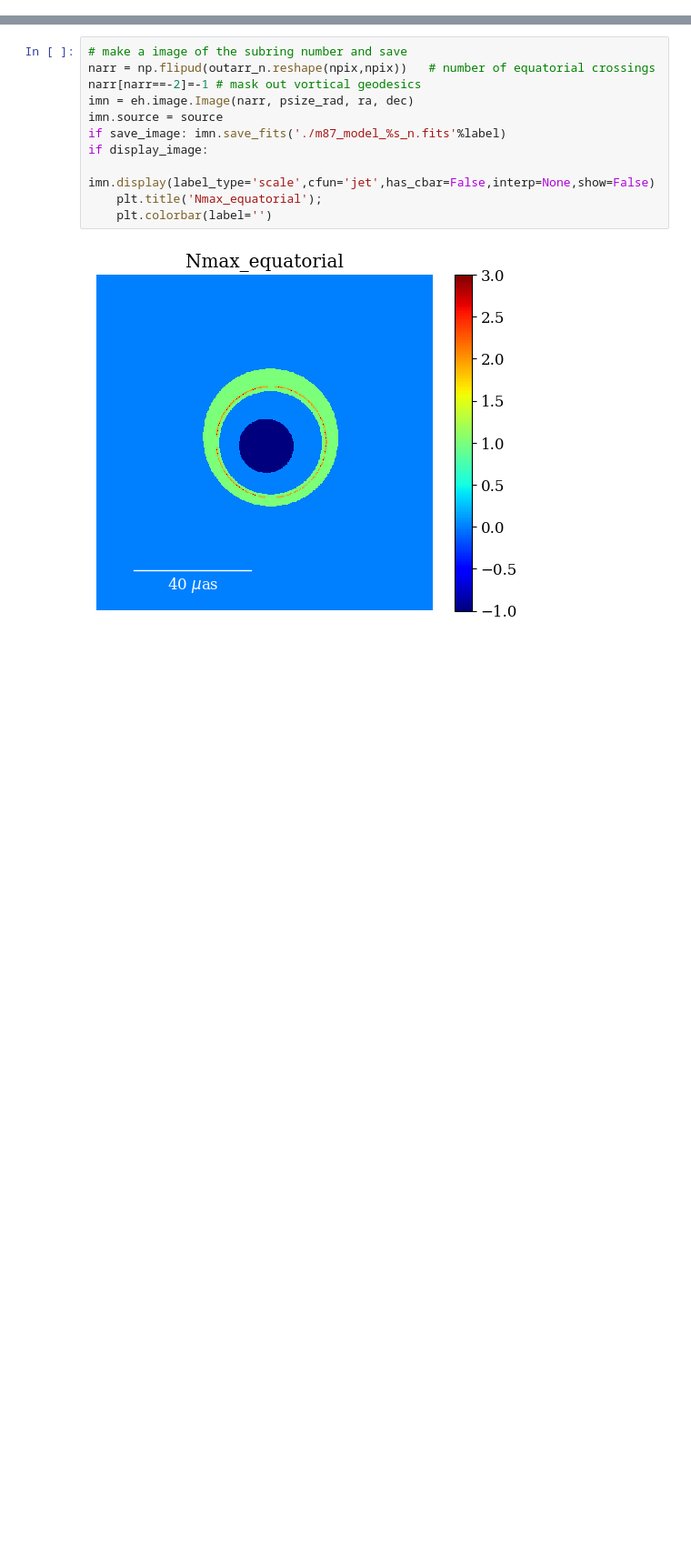
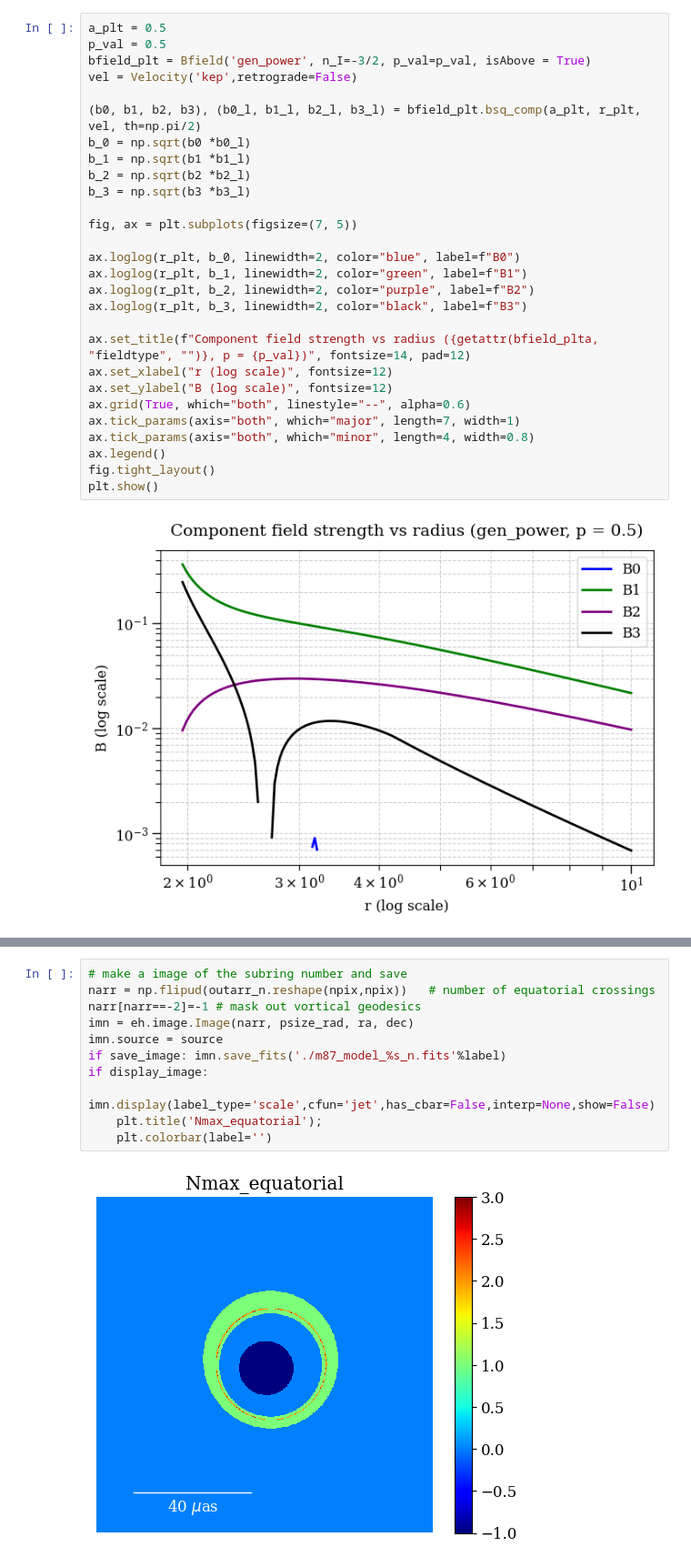
Before and after one commit to achael/kgeo, a Jupyter notebook: notebooks/equatorial_generate_images.ipynb, the cells around one changed output, grey strips where cells are left out. Shown: that part at 91% size. Drawn from its saved outputs; the diff is of its cells as text; blank space fills up the shorter version.

```diff
--- a/notebooks/equatorial_generate_images.ipynb
+++ b/notebooks/equatorial_generate_images.ipynb
@@ -66,0 +114,30 @@ Emissivity emistype = 'thermal'
+# %%
+a_plt = 0.5
+p_val = 0.5
+bfield_plt = Bfield('gen_power', n_I=-3/2, p_val=p_val, isAbove = True)
+vel = Velocity('kep',retrograde=False)
+
+(b0, b1, b2, b3), (b0_l, b1_l, b2_l, b3_l) = bfield_plt.bsq_comp(a_plt, r_plt, vel, th=np.pi/2)
+b_0 = np.sqrt(b0 *b0_l)
+b_1 = np.sqrt(b1 *b1_l)
+b_2 = np.sqrt(b2 *b2_l)
+b_3 = np.sqrt(b3 *b3_l)
+
+fig, ax = plt.subplots(figsize=(7, 5))
+
+ax.loglog(r_plt, b_0, linewidth=2, color="blue", label=f"B0")
+ax.loglog(r_plt, b_1, linewidth=2, color="green", label=f"B1")
+ax.loglog(r_plt, b_2, linewidth=2, color="purple", label=f"B2")
+ax.loglog(r_plt, b_3, linewidth=2, color="black", label=f"B3")
+
+ax.set_title(f"Component field strength vs radius ({getattr(bfield_plta, "fieldtype", "")}, p = {p_val})", fontsize=14, pad=12)
+ax.set_xlabel("r (log scale)", fontsize=12)
+ax.set_ylabel("B (log scale)", fontsize=12)
+ax.grid(True, which="both", linestyle="--", alpha=0.6)
+ax.tick_params(axis="both", which="major", length=7, width=1)
+ax.tick_params(axis="both", which="minor", length=4, width=0.8)
+ax.legend()
+fig.tight_layout()
+plt.show()
+# %% [output]
+[figure, added]
```
Also changed, not shown: parts of 8 cells of this notebook.
